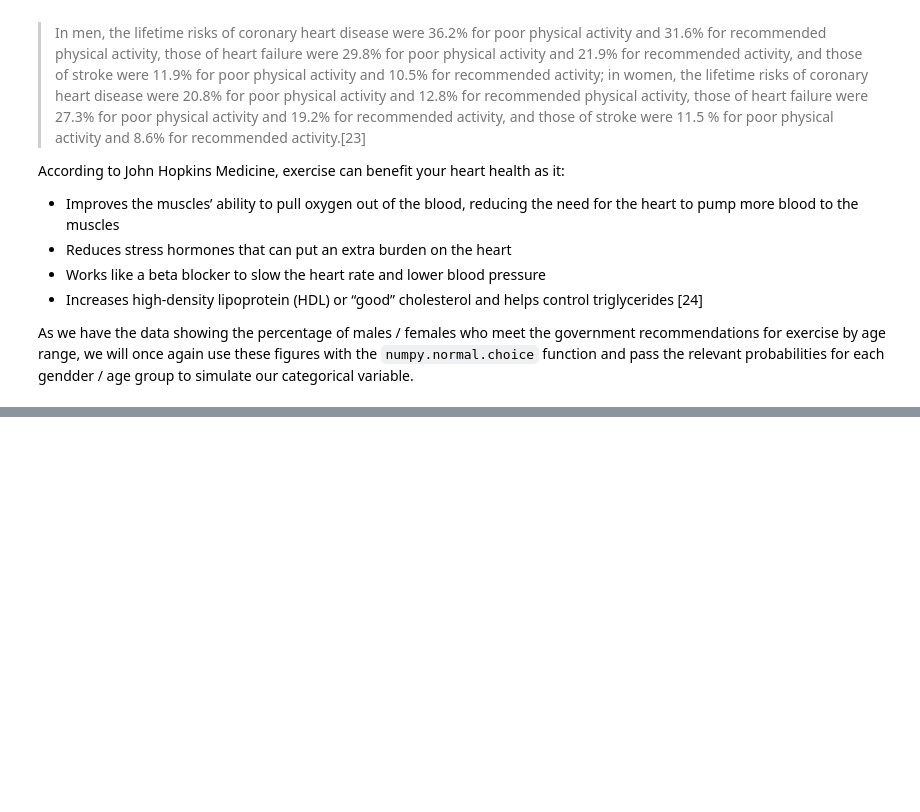
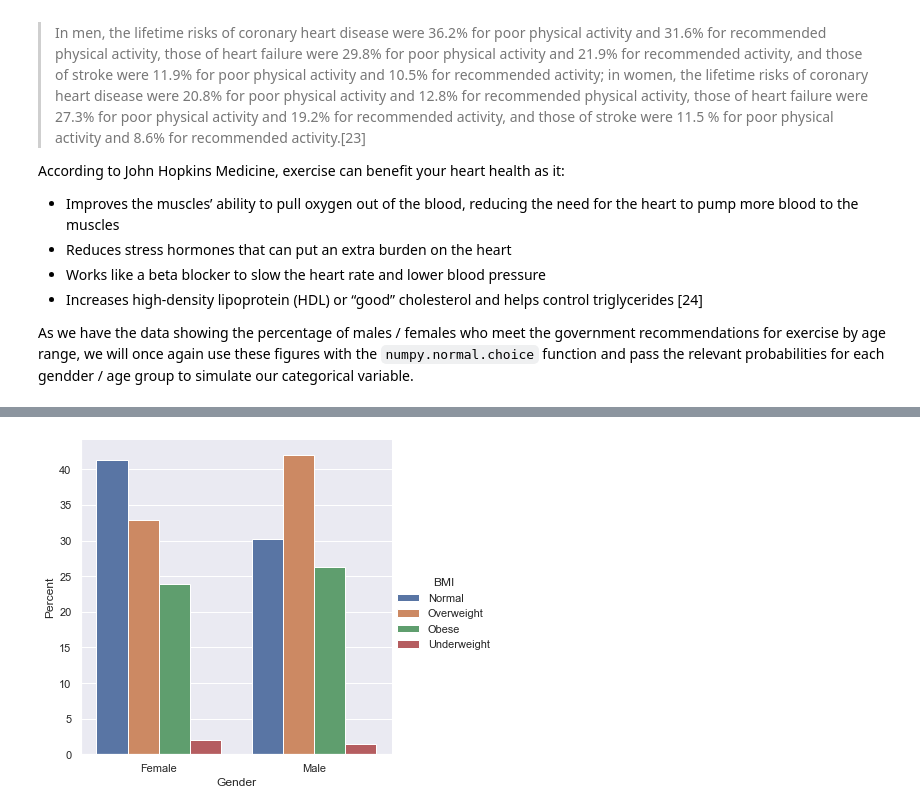
Before and after one commit to Sam-Tracey/PDA_Project_2021, a Jupyter notebook: PDA_Project.ipynb, the cells around one changed output, grey strips where cells are left out. Cells and saved outputs as stored; diff of their text form; code cells hidden in the pictures; blank space fills up the shorter version.

```diff
--- a/PDA_Project.ipynb
+++ b/PDA_Project.ipynb
@@ -651,0 +691,31 @@ ax = sns.catplot(x='Gender', y='Percent', hue='Inactivity', kind='bar', data=act
+# %%
+def bmi(row):
+    if row['Age']<= 24 and row['Gender']=='Male':
+        return np.random.choice(weight, p = [0.09, 0.65, 0.2, 0.06])
+    if row['Age']<= 24 and row['Gender']=='Female':
+        return np.random.choice(weight, p = [0.06, 0.65, 0.18, 0.11])
+    if row['Age']<= 34 and row['Gender']=='Male':
+        return np.random.choice(weight, p = [0.02, 0.34, 0.42, 0.22])
+    if row['Age']<= 34 and row['Gender']=='Female':
+        return np.random.choice(weight, p = [0.02, 0.47, 0.30, 0.21])
+    if row['Age']<= 44 and row['Gender']=='Male':
+        return np.random.choice(weight, p = [0.01, 0.30, 0.45, 0.24])
+    if row['Age']<= 44 and row['Gender']=='Female':
+        return np.random.choice(weight, p = [0.01, 0.48, 0.30, 0.21])
+    if row['Age']<= 54 and row['Gender']=='Male':
+        return np.random.choice(weight, p = [0.01, 0.21, 0.515, 0.265])
+    if row['Age']<= 54 and row['Gender']=='Female':
+        return np.random.choice(weight, p = [0.02, 0.35, 0.36, 0.27])
+    if row['Age']<= 64 and row['Gender']=='Male':
+        return np.random.choice(weight, p = [0.00, 0.18, 0.48, 0.34])
+    if row['Age']<= 64 and row['Gender']=='Female':
+        return np.random.choice(weight, p = [0.01, 0.285, 0.45, 0.255])
+    if row['Age']<= 74 and row['Gender']=='Male':
+        return np.random.choice(weight, p = [0.00, 0.19, 0.46, 0.35])
+    if row['Age']<= 74 and row['Gender']=='Female':
+        return np.random.choice(weight, p = [0.01, 0.30, 0.36, 0.33])
+    if row['Age']> 74 and row['Gender']=='Male':
+        return np.random.choice(weight, p = [0.00, 0.18, 0.51, 0.31])
+    if row['Age']> 74 and row['Gender']=='Female':
+        return np.random.choice(weight, p = [0.01, 0.34, 0.38, 0.27])
+    return 'N/A'
@@ -652,3 +751,13 @@ ax = sns.catplot(x='Gender', y='Percent', hue='Inactivity', kind='bar', data=act
+# %%
+# Create new dataframe grouped by Gender.
+bmi_gender_df = df.groupby('Gender')['BMI'].value_counts(normalize=True)
+# Calculate percentage values for inactivity by gender.
+bmi_gender_df = bmi_gender_df.mul(100).rename('Percent').reset_index()
+# %%
+# Plot percentage smokers by age range.
+ax = sns.catplot(x='Gender', y='Percent', hue='BMI', kind='bar', data=bmi_gender_df)
+# %% [output]
+[figure, added]
 # %% [markdown]
 ## References.
 
```
Also changed, not shown: parts of 29 cells of this notebook, 1 other file.
